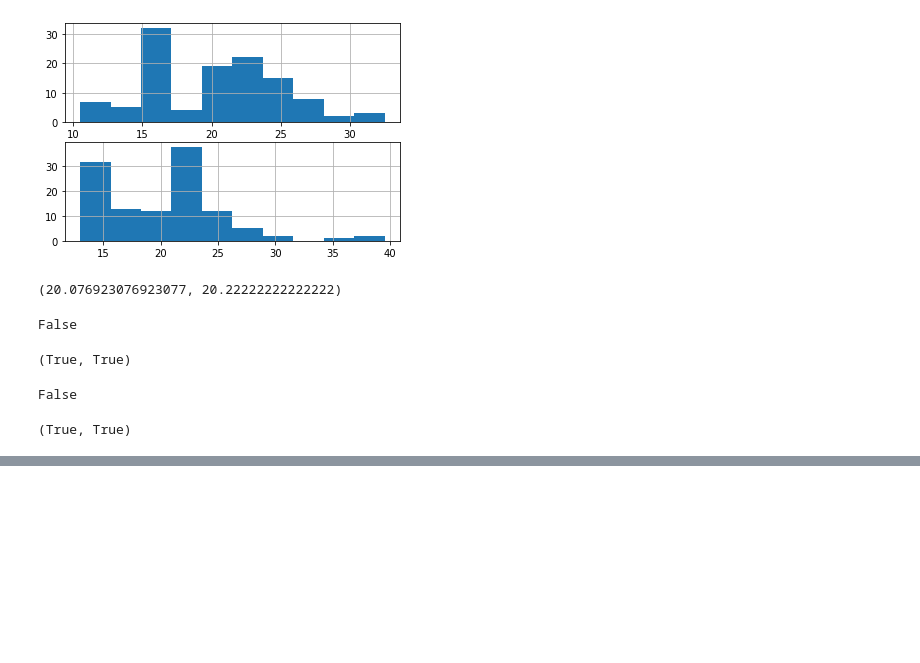
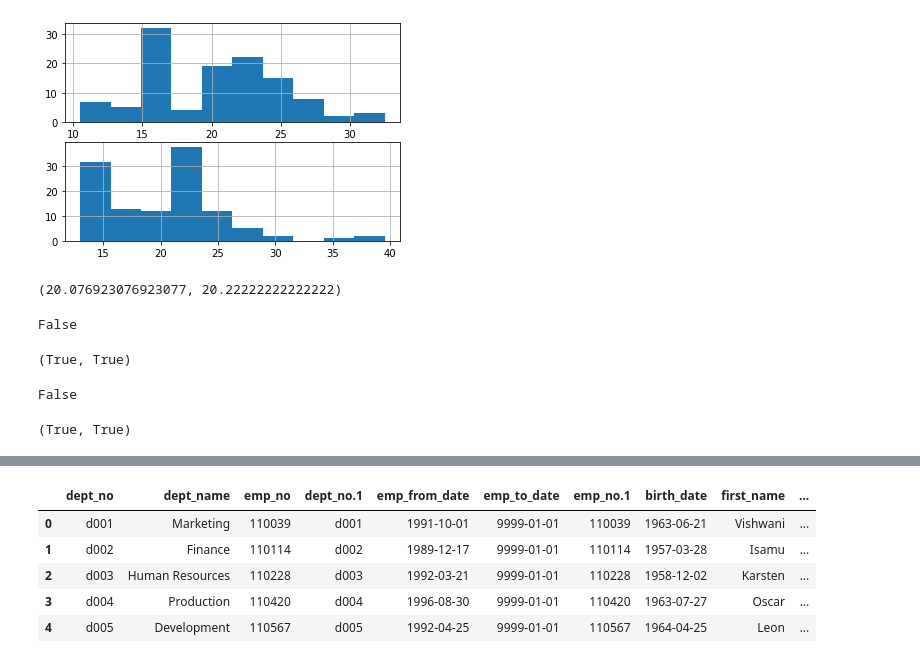
Before and after one commit to cristianibarra1/hypothesis_testing.ipynb, a Jupyter notebook: hypothesis_testing.ipynb, the cells around one changed output, grey strips where cells are left out. Drawn from its saved outputs; the diff is of its cells as text; code cells hidden in the pictures; blank space fills up the shorter version.

```diff
--- a/hypothesis_testing.ipynb
+++ b/hypothesis_testing.ipynb
@@ -154,0 +190,25 @@ b < α, t > 0
+# %%
+# Use the employees database.
+def get_db_url(db, env_file=os.path.exists('env.py')):
+    if env_file:
+        user, password, host = (env.user, env.password, env.host)
+        return f'mysql+pymysql://{user}:{password}@{host}/{db}'
+    else:
+        return False
+
+query = '''
+        SELECT * FROM
+        dept_emp
+        JOIN salaries USING (emp_no);
+'''
+sals = pd.read_csv('work.csv')
+sals = sals.rename(columns={'from_date': 'emp_from_date', 'to_date': 'emp_to_date', 'from_date.1': 'sal_from_date', 'to_date.1': 'sal_to_date'})
+# %%
+sals.head()
+# %% [output]
+|  | dept_no | dept_name | emp_no | dept_no.1 | emp_from_date | emp_to_date | emp_no.1 | birth_date | first_name | ... |
+| 0 | d001 | Marketing | 110039 | d001 | 1991-10-01 | 9999-01-01 | 110039 | 1963-06-21 | Vishwani | ... |
+| 1 | d002 | Finance | 110114 | d002 | 1989-12-17 | 9999-01-01 | 110114 | 1957-03-28 | Isamu | ... |
+| 2 | d003 | Human Resources | 110228 | d003 | 1992-03-21 | 9999-01-01 | 110228 | 1958-12-02 | Karsten | ... |
+| 3 | d004 | Production | 110420 | d004 | 1996-08-30 | 9999-01-01 | 110420 | 1963-07-27 | Oscar | ... |
+| 4 | d005 | Development | 110567 | d005 | 1992-04-25 | 9999-01-01 | 110567 | 1964-04-25 | Leon | ... |
```
Also changed, not shown: parts of 14 cells of this notebook.
